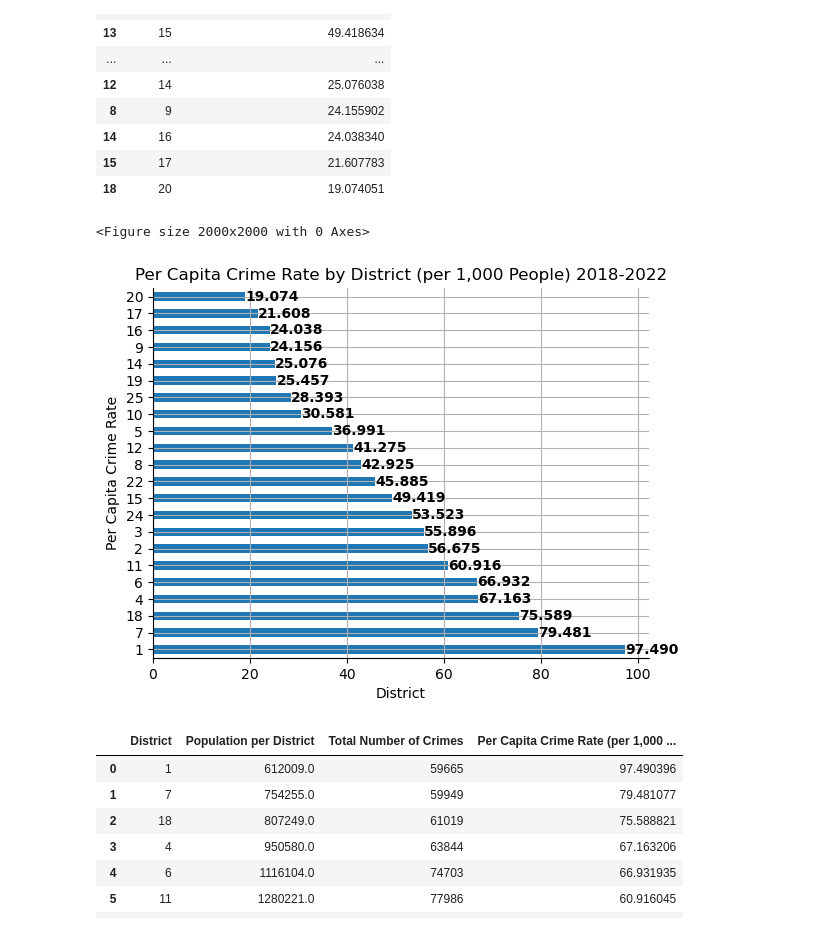
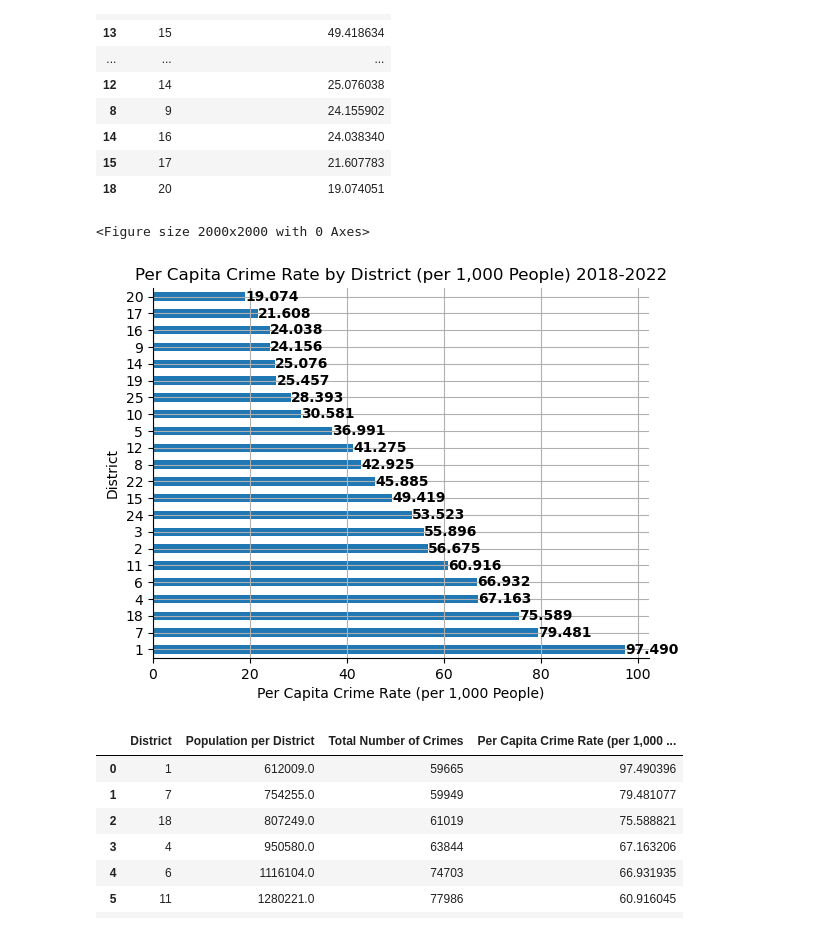
Before and after one commit to jmpealy/project1, a Jupyter notebook: Population_Analysis_Only.ipynb, the cells around one changed output. Saved outputs shown, nothing was run; the diff lists cells and outputs as text; code cells hidden in the pictures.

Commit message:
Fixed x and y labels on graph

```diff
--- a/Population_Analysis_Only.ipynb
+++ b/Population_Analysis_Only.ipynb
@@ -367,33 +367,33 @@ district_per_capita_1000
 # %%
 # Graph the per capita crime rate by district per 1,000 people
 plt.figure(figsize=(20, 20))
 ax = district_per_capita_1000.plot.barh(x = "District", y = "Per Capita Crime Rate (per 1,000 People)", legend = False)
 
 # Set the x and y labels and title
-plt.xlabel("District")
-plt.ylabel("Per Capita Crime Rate")
+plt.xlabel("Per Capita Crime Rate (per 1,000 People)")
+plt.ylabel("District")
 plt.title("Per Capita Crime Rate by District (per 1,000 People) 2018-2022")
 
 # Add per capita crime rate values to each bar
 for i, v in enumerate(district_per_capita_1000["Per Capita Crime Rate (per 1,000 People)"]):
     ax.text(v, i, f"{v:.3f}", color = "black", ha = "left", va = "center", weight = "bold")
 
 # Remove the top and right borders
 ax = plt.gca()
 ax.spines['top'].set_visible(False)
 ax.spines['right'].set_visible(False)
 
 # Add a grid
 plt.grid(True)
 
 # Save the figure
 plt.savefig("Images/PerCapitaCrimeRatebyDistrictper1000People.png")
 
 # Display the plot
 plt.show()
 # %% [output]
 <Figure size 2000x2000 with 0 Axes>
-[figure, old version]
+[figure, new version]
 # %%
 # Look at per capita crime rate per district over the five year timespan per 1,000 residents
 # Grab the columns we need from district_df
```
Also changed, not shown: parts of 1 cell of this notebook.
